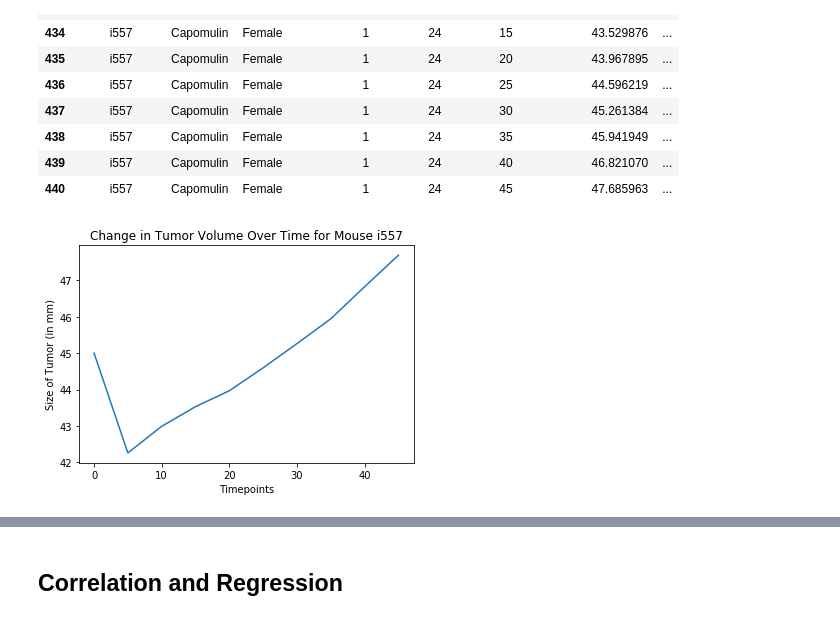
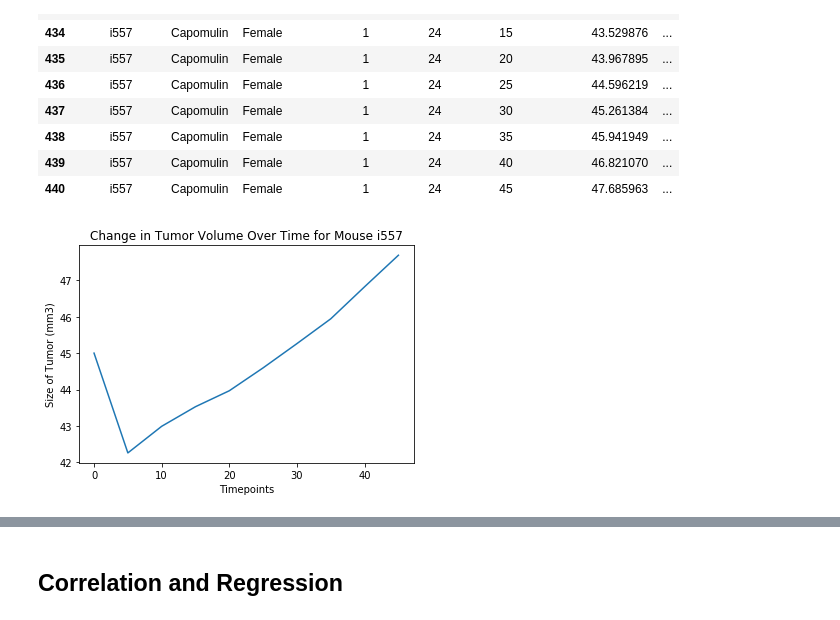
Before and after one commit to kflores56/Pharmaceutical-Analysis, a Jupyter notebook: Pymaceuticals/pymaceuticals_starter.ipynb, the cells around one changed output, grey strips where cells are left out. Drawn from its saved outputs; the diff is of its cells as text; code cells hidden in the pictures.

```diff
--- a/Pymaceuticals/pymaceuticals_starter.ipynb
+++ b/Pymaceuticals/pymaceuticals_starter.ipynb
@@ -397,20 +397,20 @@ mouse
 # %%
 # Generate a line plot of tumor volume vs. time point for a mouse treated with Capomulin
 #Define variables
 x_axis = mouse['Timepoint']
 y_axis = mouse['Tumor Volume (mm3)']
 
 # Create a graph based upon the list and array we have created
 plt.plot(x_axis, y_axis)
 
 # Labels
 plt.xlabel('Timepoints')
-plt.ylabel('Size of Tumor (in mm)')
+plt.ylabel('Size of Tumor (mm3)')
 plt.title('Change in Tumor Volume Over Time for Mouse i557')
 
 # Show the graph that we have created
 plt.show()
 # %% [output]
-[figure, old version]
+[figure, new version]
 # %%
 # Generate a scatter plot of average tumor volume vs. mouse weight for the Capomulin regimen
```
Also changed, not shown: parts of 4 cells of this notebook.
